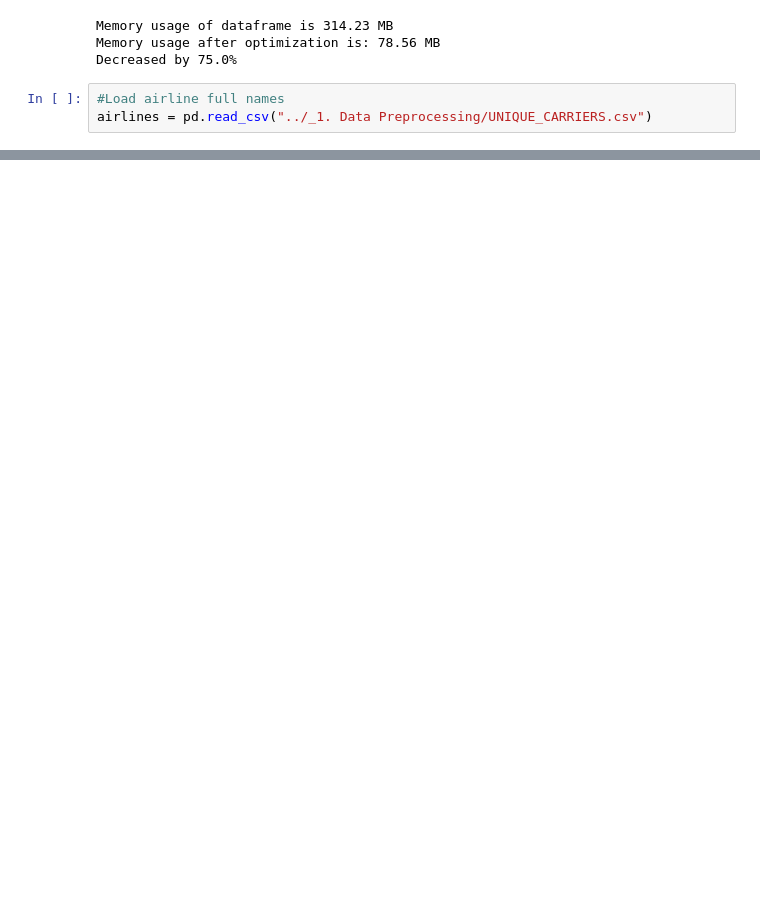
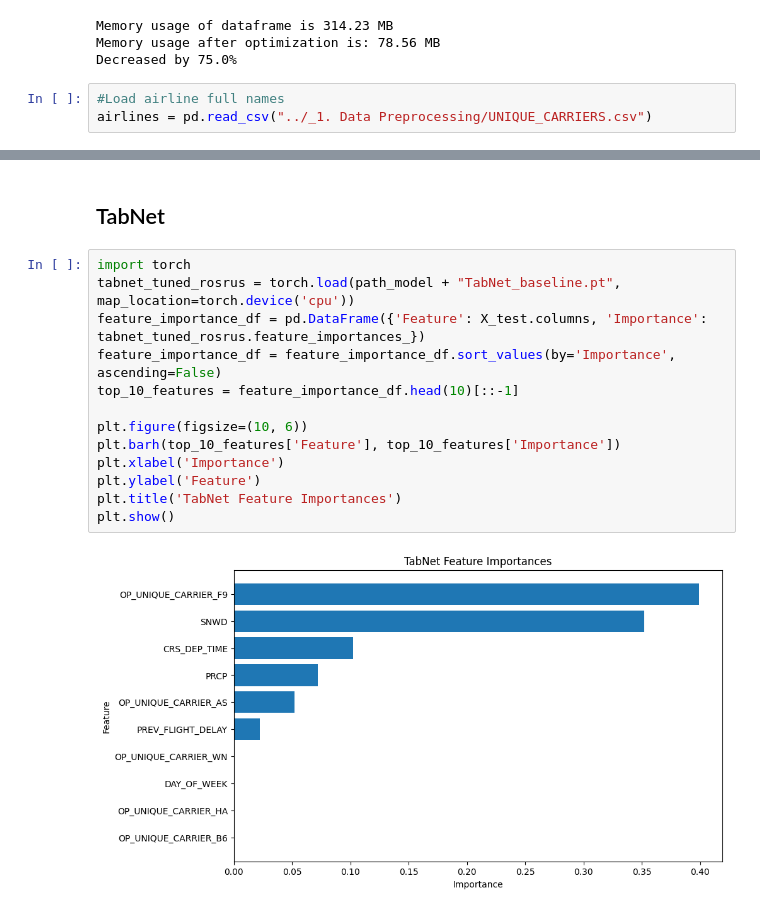
Before and after one commit to rvloenhout/DSS_Master_Thesis, a Jupyter notebook: _3. Evaluation/4. Disparate_group_analysis.ipynb, the cells around one changed output, grey strips where cells are left out. Drawn from its saved outputs; the diff is of its cells as text; blank space fills up the shorter version.

```diff
--- a/_3. Evaluation/4. Disparate_group_analysis.ipynb
+++ b/_3. Evaluation/4. Disparate_group_analysis.ipynb
@@ -39,0 +136,17 @@ ValueError: shape mismatch: objects cannot be broadcast to a single shape.  Mism
+# %% [markdown]
+## TabNet
+# %%
+import torch
+tabnet_tuned_rosrus = torch.load(path_model + "TabNet_baseline.pt", map_location=torch.device('cpu'))
+feature_importance_df = pd.DataFrame({'Feature': X_test.columns, 'Importance': tabnet_tuned_rosrus.feature_importances_})
+feature_importance_df = feature_importance_df.sort_values(by='Importance', ascending=False)
+top_10_features = feature_importance_df.head(10)[::-1]
+
+plt.figure(figsize=(10, 6))
+plt.barh(top_10_features['Feature'], top_10_features['Importance'])
+plt.xlabel('Importance')
+plt.ylabel('Feature')
+plt.title('TabNet Feature Importances')
+plt.show()
+# %% [output]
+[figure, added]
```
Also changed, not shown: parts of 21 cells of this notebook, 9 other files.
